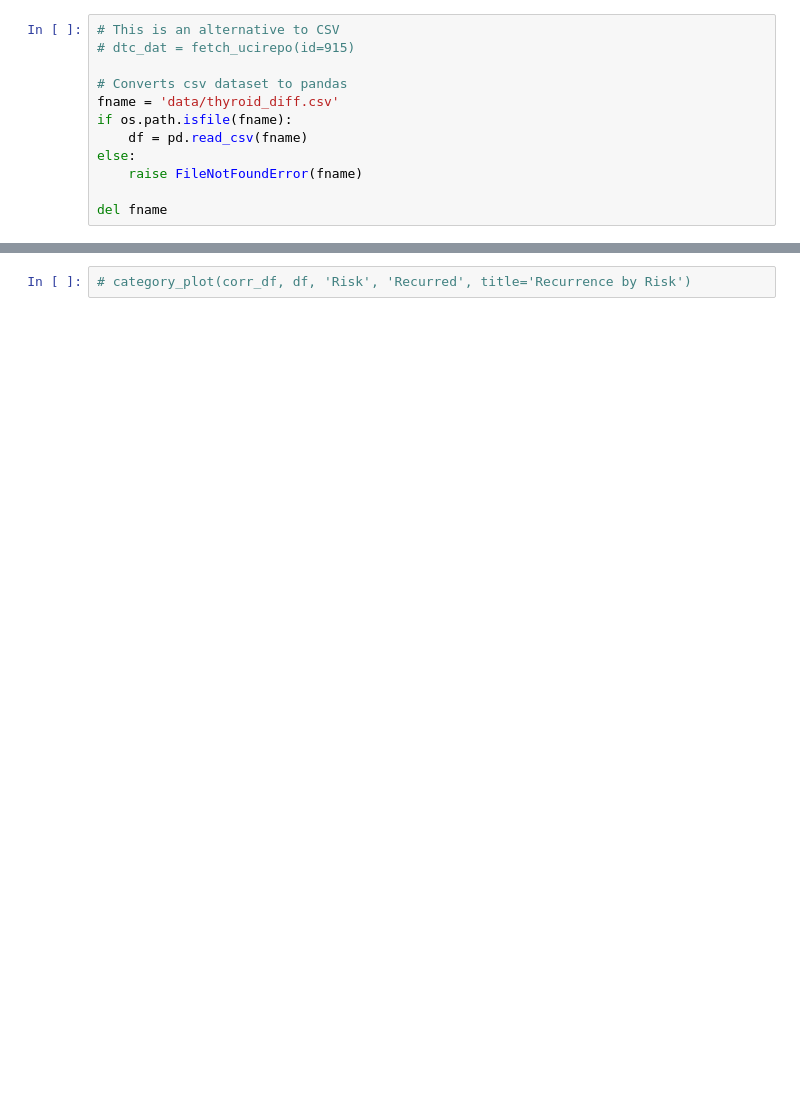
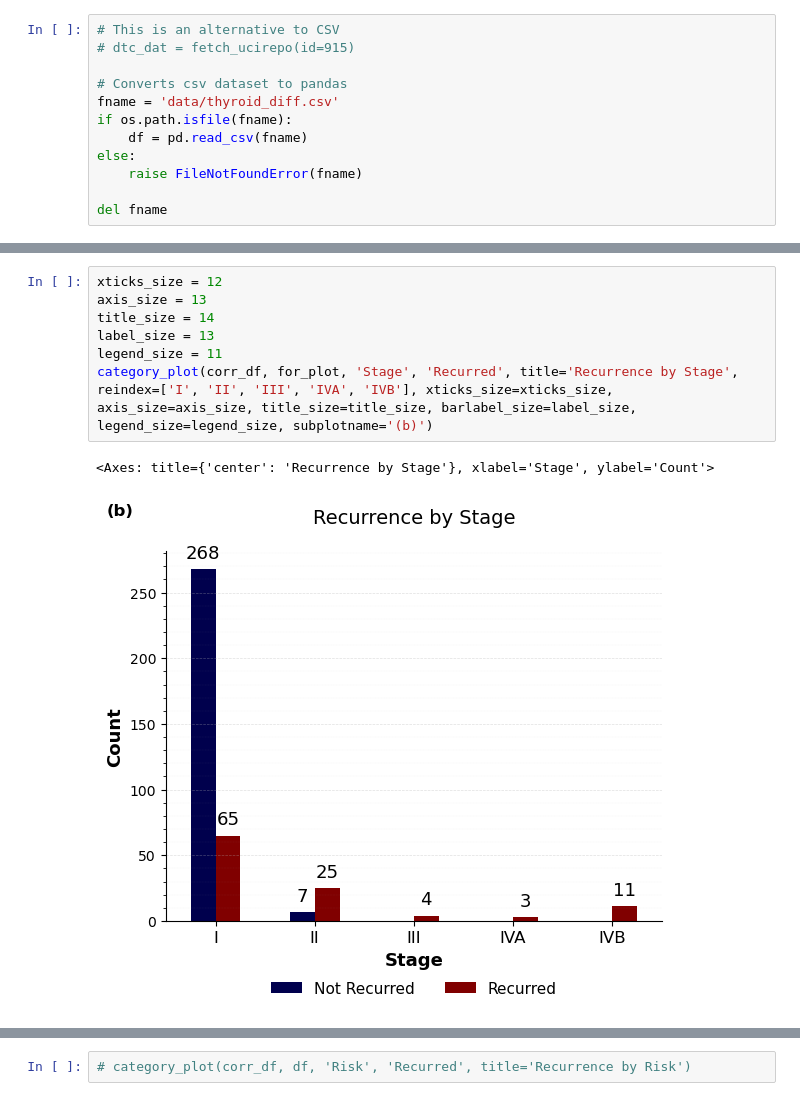
Before and after one commit to QY-Ver0/ELM-for-thyroid, a Jupyter notebook: data_analysis.ipynb, the cells around one changed output, grey strips where cells are left out. Saved outputs shown, nothing was run; the diff lists cells and outputs as text; blank space fills up the shorter version.

```diff
--- a/data_analysis.ipynb
+++ b/data_analysis.ipynb
@@ -126 +219,11 @@ for_plot['Gender'] = df['Gender'].replace({'M': 'Male', 'F': 'Female'})
+# %%
+xticks_size = 12
+axis_size = 13
+title_size = 14
+label_size = 13
+legend_size = 11
+category_plot(corr_df, for_plot, 'Stage', 'Recurred', title='Recurrence by Stage', reindex=['I', 'II', 'III', 'IVA', 'IVB'], xticks_size=xticks_size, axis_size=axis_size, title_size=title_size, barlabel_size=label_size, legend_size=legend_size, subplotname='(b)')
+# %% [output]
+<Axes: title={'center': 'Recurrence by Stage'}, xlabel='Stage', ylabel='Count'>
+[figure, added]
 # %%
```
Also changed, not shown: parts of 18 cells of this notebook.
